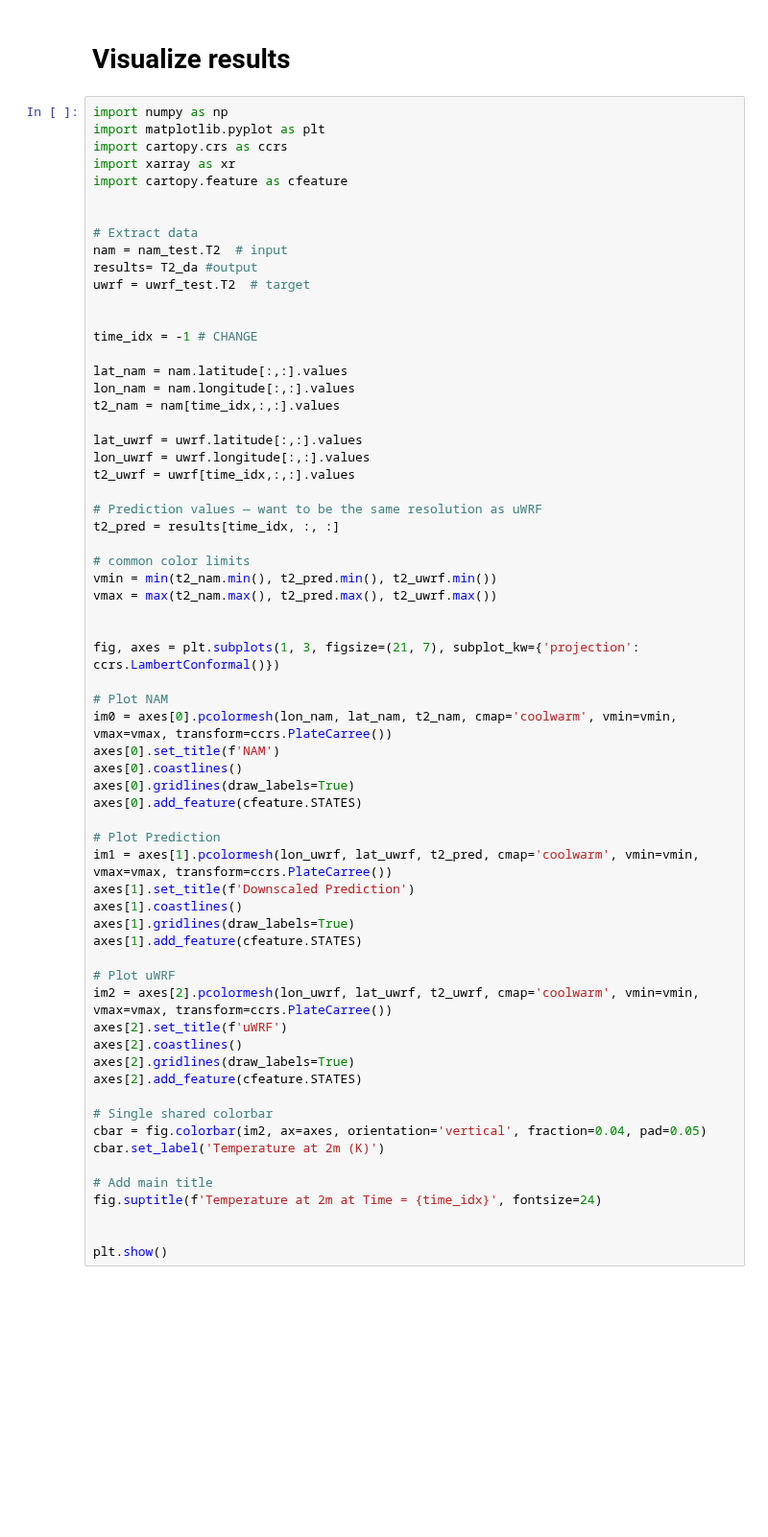
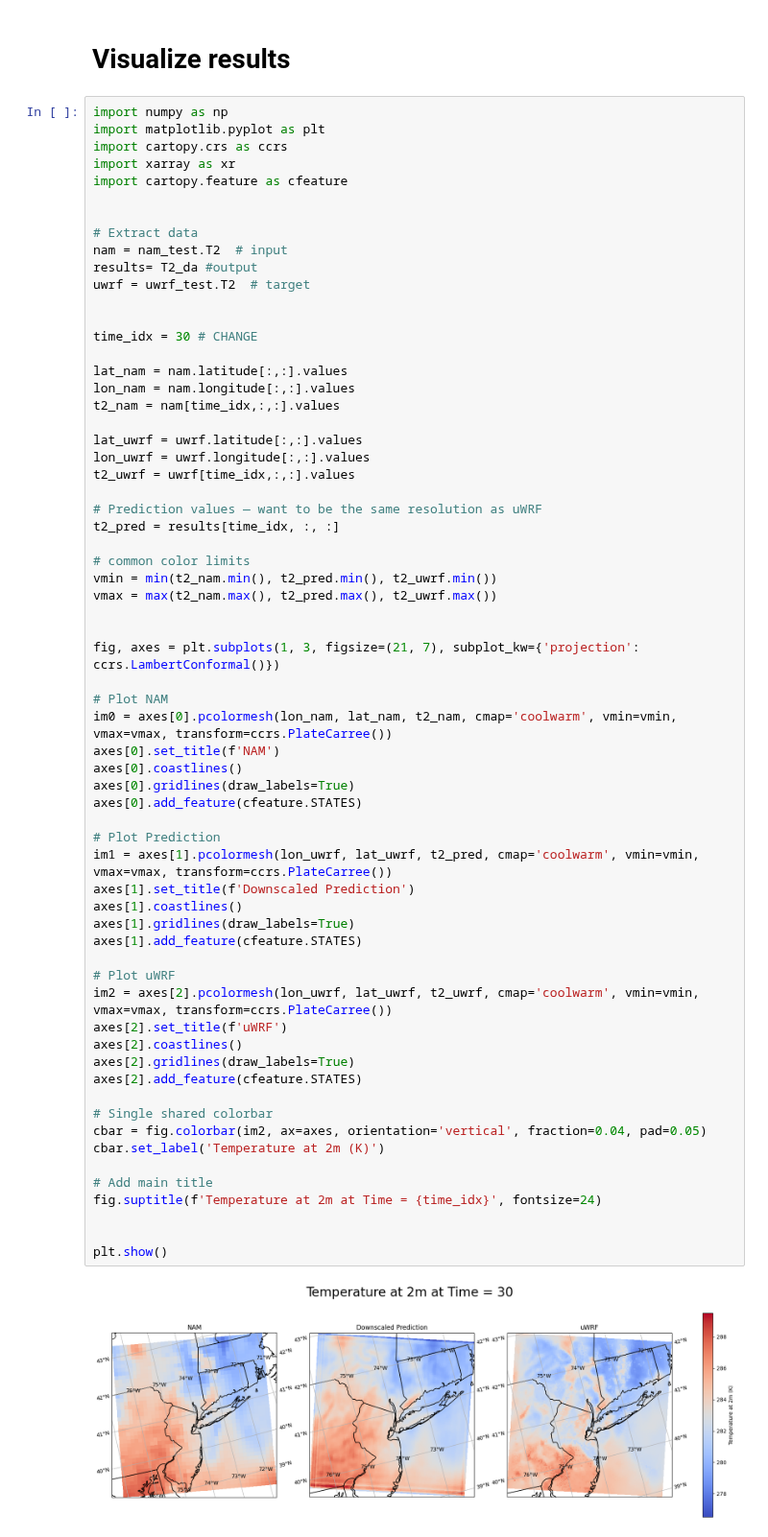
Before and after one commit to gabbyvaillant/downscaling, a Jupyter notebook: make-predictions/torch-predictions.ipynb, the cells around one changed output. Shown at 96% size. Cells and saved outputs as stored; diff of their text form; blank space fills up the shorter version.

```diff
--- a/make-predictions/torch-predictions.ipynb
+++ b/make-predictions/torch-predictions.ipynb
@@ -306,7 +310,7 @@ results= T2_da #output
 uwrf = uwrf_test.T2  # target
 
 
-time_idx = -1 # CHANGE
+time_idx = 30 # CHANGE
 
 lat_nam = nam.latitude[:,:].values
 lon_nam = nam.longitude[:,:].values
@@ -329,30 +333,32 @@ fig, axes = plt.subplots(1, 3, figsize=(21, 7), subplot_kw={'projection': ccrs.L
 # Plot NAM
 im0 = axes[0].pcolormesh(lon_nam, lat_nam, t2_nam, cmap='coolwarm', vmin=vmin, vmax=vmax, transform=ccrs.PlateCarree())
 axes[0].set_title(f'NAM')
 axes[0].coastlines()
 axes[0].gridlines(draw_labels=True)
 axes[0].add_feature(cfeature.STATES)
 
 # Plot Prediction
 im1 = axes[1].pcolormesh(lon_uwrf, lat_uwrf, t2_pred, cmap='coolwarm', vmin=vmin, vmax=vmax, transform=ccrs.PlateCarree())
 axes[1].set_title(f'Downscaled Prediction')
 axes[1].coastlines()
 axes[1].gridlines(draw_labels=True)
 axes[1].add_feature(cfeature.STATES)
 
 # Plot uWRF
 im2 = axes[2].pcolormesh(lon_uwrf, lat_uwrf, t2_uwrf, cmap='coolwarm', vmin=vmin, vmax=vmax, transform=ccrs.PlateCarree())
 axes[2].set_title(f'uWRF')
 axes[2].coastlines()
 axes[2].gridlines(draw_labels=True)
 axes[2].add_feature(cfeature.STATES)
 
 # Single shared colorbar
 cbar = fig.colorbar(im2, ax=axes, orientation='vertical', fraction=0.04, pad=0.05)
 cbar.set_label('Temperature at 2m (K)')
 
 # Add main title
 fig.suptitle(f'Temperature at 2m at Time = {time_idx}', fontsize=24)
 
 
 plt.show()
+# %% [output]
+[figure, added]
```
Also changed, not shown: parts of 2 cells of this notebook, 5 other files.
